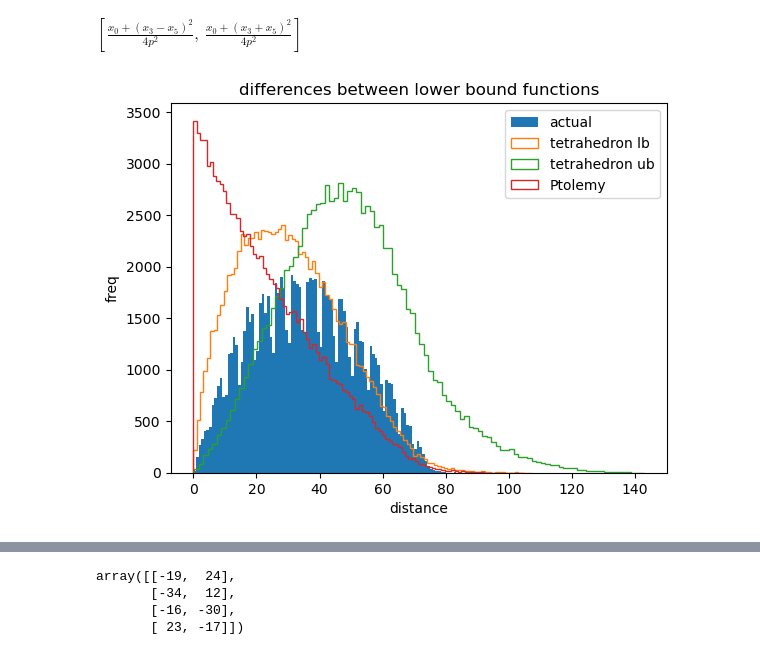
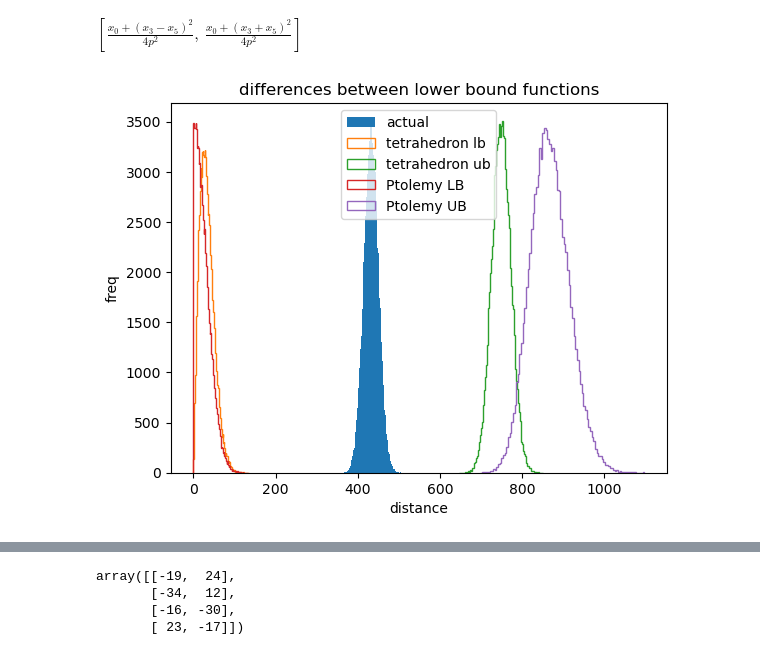
Before and after one commit to DimensionalScoop/metric_spaces, a Jupyter notebook: maths/tetrahedron/tetrahedron.ipynb, the cells around one changed output, grey strips where cells are left out. Drawn from its saved outputs; the diff is of its cells as text; code cells hidden in the pictures.

```diff
--- a/maths/tetrahedron/tetrahedron.ipynb
+++ b/maths/tetrahedron/tetrahedron.ipynb
@@ -231,6 +231,10 @@ tetrahedron_ub = lambdify([p,q0, q1, o0, o1], sqrt(ub2), "numpy")
 def ptolemy_lb(p, q0, q1, o0, o1):
     diff = np.abs(q0 * o1 - q1 * o0)
     return diff / p
+
+def ptolemy_ub(p, q0, q1, o0, o1):
+    diff = np.abs(q0 * o1 + q1 * o0)
+    return diff / p
 # %%
 from tqdm import tqdm
 
@@ -251,38 +255,37 @@ def stable_tetrahedron_lb(p_n, q0_n, q1_n, o0_n, o1_n):
 import numpy as np
 import matplotlib.pyplot as plt
 from scipy import spatial
 rng = np.random.default_rng()
 
-dist_func = lambda x,y: spatial.minkowski_distance(x,y,5)# np.linalg.norm(x-y, axis=-1)
+dist_func = lambda x,y: spatial.minkowski_distance(x,y,2)
 n_samples= 100000
-dim = 2
+dim = 200
 points = rng.integers(-37,38, size=[n_samples, 4, dim])
 p0,p1,q,o = 0,1,2,3
 dists_p = dist_func(points[:,p0,:], points[:,p1,:])
 dists_q0 = dist_func(points[:,p0,:], points[:,q,:])
 dists_q1 = dist_func(points[:,p1,:], points[:,q,:])
 dists_o0 = dist_func(points[:,p0,:], points[:,o,:])
 dists_o1 = dist_func(points[:,p1,:], points[:,o,:])
 dists_target = dist_func(points[:,q,:], points[:,o,:])
 
 args = np.vstack((dists_p, dists_q0, dists_q1, dists_o0, dists_o1))
 tet_lb = tetrahedron_lb(*args)
 tet_ub = tetrahedron_ub(*args)
-pto_n = ptolemy_lb(*args)
-#connors_lb_n = connor_lb(*args)
-#connors_lb_n = np.clip(connors_lb_n, -10, 200)
+pto_lb = ptolemy_lb(*args)
+pto_ub = ptolemy_ub(*args)
 
 bins = 100
 plt.hist(dists_target,  bins=bins, label="actual")
 plt.hist(tet_lb, bins=bins, histtype="step", label="tetrahedron lb")
 plt.hist(tet_ub, bins=bins, histtype="step", label="tetrahedron ub")
-plt.hist(pto_n, bins=bins, histtype="step", label="Ptolemy")
-#plt.hist(connors_lb_n, bins=bins, histtype="step", label="connor")
+plt.hist(pto_lb, bins=bins, histtype="step", label="Ptolemy LB")
+plt.hist(pto_ub, bins=bins, histtype="step", label="Ptolemy UB")
 
 plt.title("differences between lower bound functions")
 plt.xlabel("distance")
 plt.ylabel("freq")
 plt.legend()
 plt.show()
 # %% [output]
-[figure, old version]
+[figure, new version]
```
Also changed, not shown: parts of 8 cells of this notebook.
